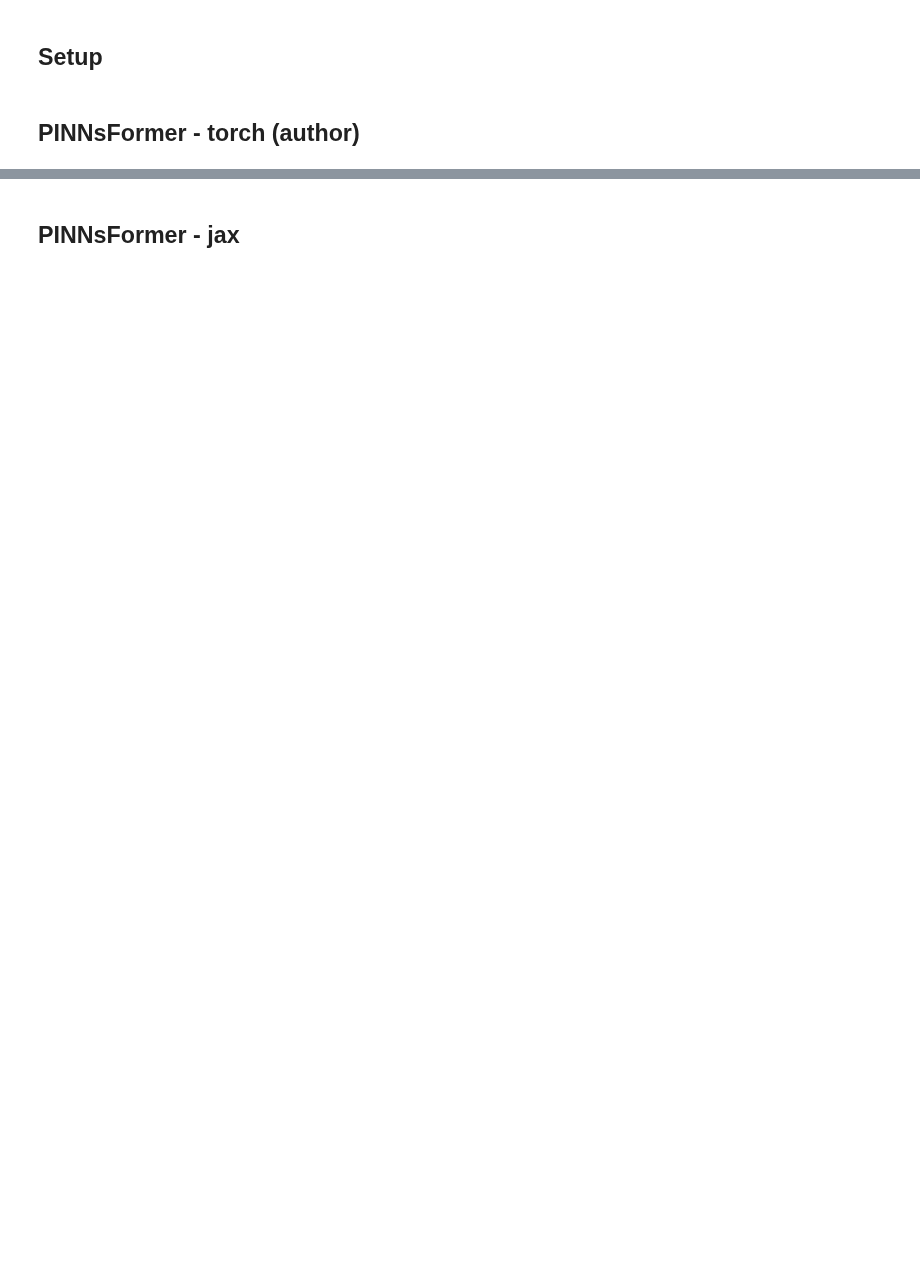
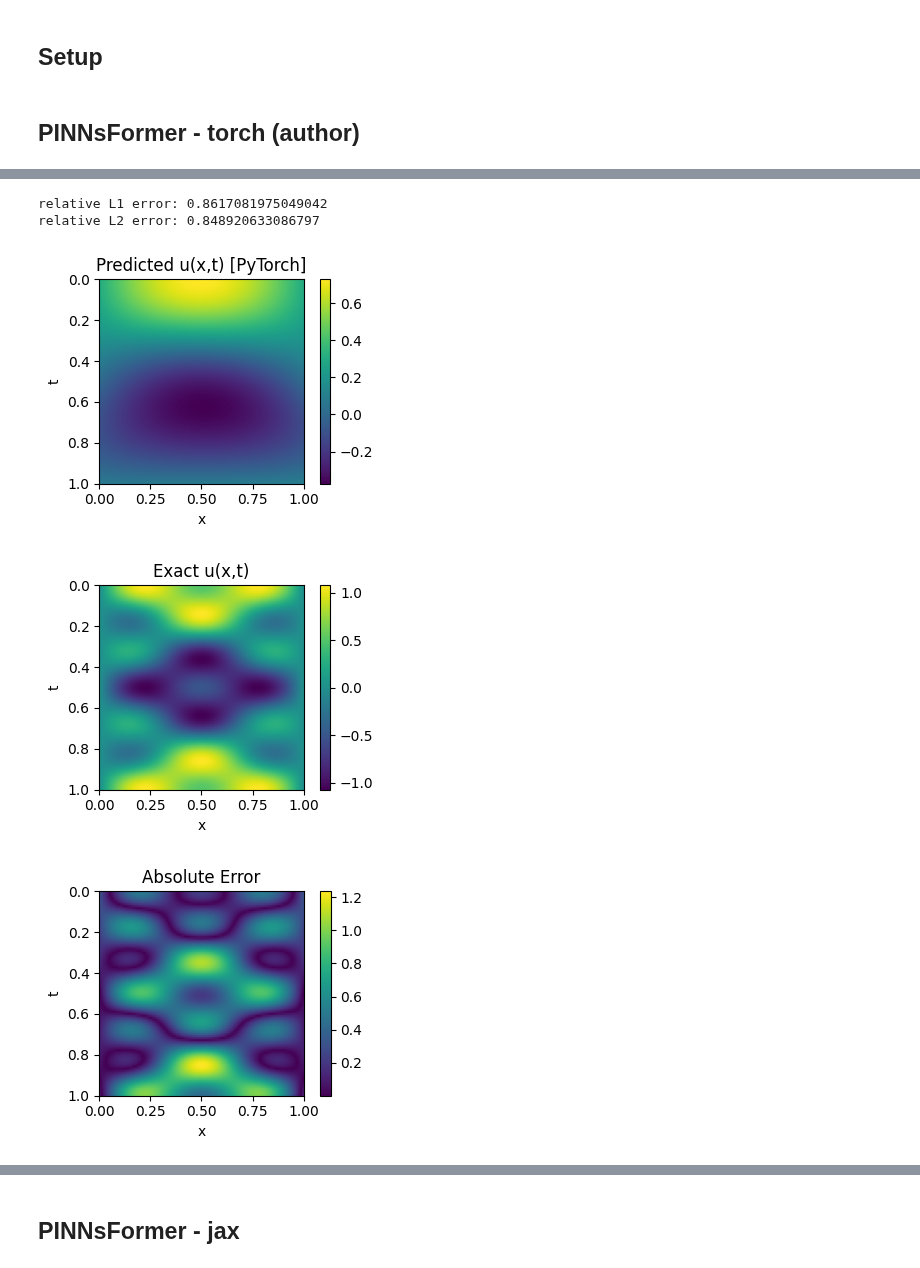
Before and after one commit to NeuralNut/pgdl, a Jupyter notebook: seq-to-seq.ipynb, the cells around one changed output, grey strips where cells are left out. Saved outputs shown, nothing was run; the diff lists cells and outputs as text; code cells hidden in the pictures; blank space fills up the shorter version.

```diff
--- a/seq-to-seq.ipynb
+++ b/seq-to-seq.ipynb
@@ -271,0 +463,78 @@ tensor([[[0.0132],
+# %%
+import numpy as np
+import torch
+import matplotlib.pyplot as plt
+
+# Suppose we have 'torch_model' already trained and on 'device'.
+
+# Analytical solution for the 1D wave equation
+def u_ana(x, t):
+    return np.sin(np.pi*x) * np.cos(2*np.pi*t) + 0.5 * np.sin(3*np.pi*x) * np.cos(6*np.pi*t)
+
+# 1) Generate a (101 x 101) grid of (x, t) in [0,1] x [0,1]
+res_test, _, _, _, _ = get_data([0,1], [0,1], 101, 101)
+#    res_test has shape (101*101, 2), each row = (x, t).
+
+# 2) Turn it into a single-step sequence (num_step=1)
+res_test_1step = make_time_sequence(res_test, num_step=1, step=0.0)
+#    shape: (101*101, 1, 2) => effectively the same (x, t), but with an extra seq_len=1 dimension
+
+res_test_1step = torch.tensor(res_test_1step, dtype=torch.float32).to(device)
+x_test = res_test_1step[:, :, 0:1]  # (N, 1, 1)
+t_test = res_test_1step[:, :, 1:2]  # (N, 1, 1)
+# Where N = 101*101
+
+# 3) Model prediction
+with torch.no_grad():
+    # shape: (N, 1, d_out) if your model outputs that shape
+    pred = torch_model(x_test, t_test)
+    # Suppose d_out=1 => shape: (N, 1, 1). Squeeze to (N,) or keep as (N,1).
+    pred = pred.squeeze(dim=-1)  # shape: (N, 1) => (N,) if you want
+
+# 4) Reshape to (101,101)
+pred_np = pred.cpu().numpy().reshape(101, 101)
+
+# 5) Exact solution
+xvals = res_test[:, 0]  # shape (N,)
+tvals = res_test[:, 1]
+u_exact = u_ana(xvals, tvals).reshape(101, 101)
+
+# 6) Compute relative errors
+rl1 = np.sum(np.abs(u_exact - pred_np)) / np.sum(np.abs(u_exact))
+rl2 = np.sqrt(np.sum((u_exact - pred_np)**2) / np.sum(u_exact**2))
+print('relative L1 error:', rl1)
+print('relative L2 error:', rl2)
+
+# 7) Visualize
+plt.figure(figsize=(4,3))
+plt.imshow(pred_np, extent=[0,1,1,0], cmap='viridis')
+plt.xlabel('x')
+plt.ylabel('t')
+plt.title('Predicted u(x,t) [PyTorch]')
+plt.colorbar()
+plt.tight_layout()
+plt.show()
+
+plt.figure(figsize=(4,3))
+plt.imshow(u_exact, extent=[0,1,1,0], cmap='viridis')
+plt.xlabel('x')
+plt.ylabel('t')
+plt.title('Exact u(x,t)')
+plt.colorbar()
+plt.tight_layout()
+plt.show()
+
+plt.figure(figsize=(4,3))
+plt.imshow(np.abs(pred_np - u_exact), extent=[0,1,1,0], cmap='viridis')
+plt.xlabel('x')
+plt.ylabel('t')
+plt.title('Absolute Error')
+plt.colorbar()
+plt.tight_layout()
+plt.show()
+# %% [output]
+relative L1 error: 0.8617081975049042
+relative L2 error: 0.848920633086797
+[figure, added]
+[figure, added]
+[figure, added]
```
Also changed, not shown: parts of 20 cells of this notebook.
